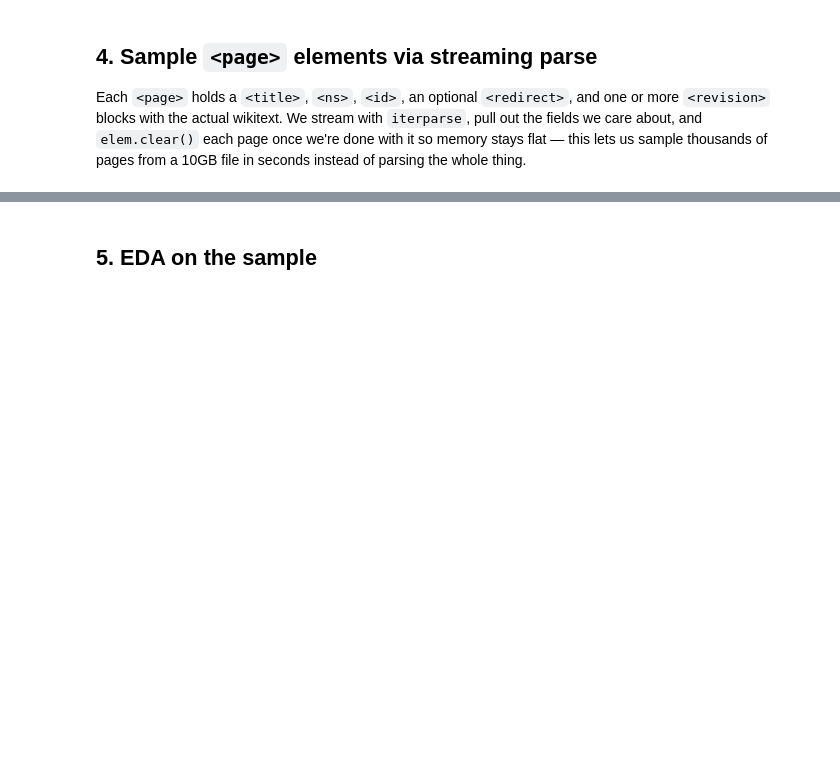
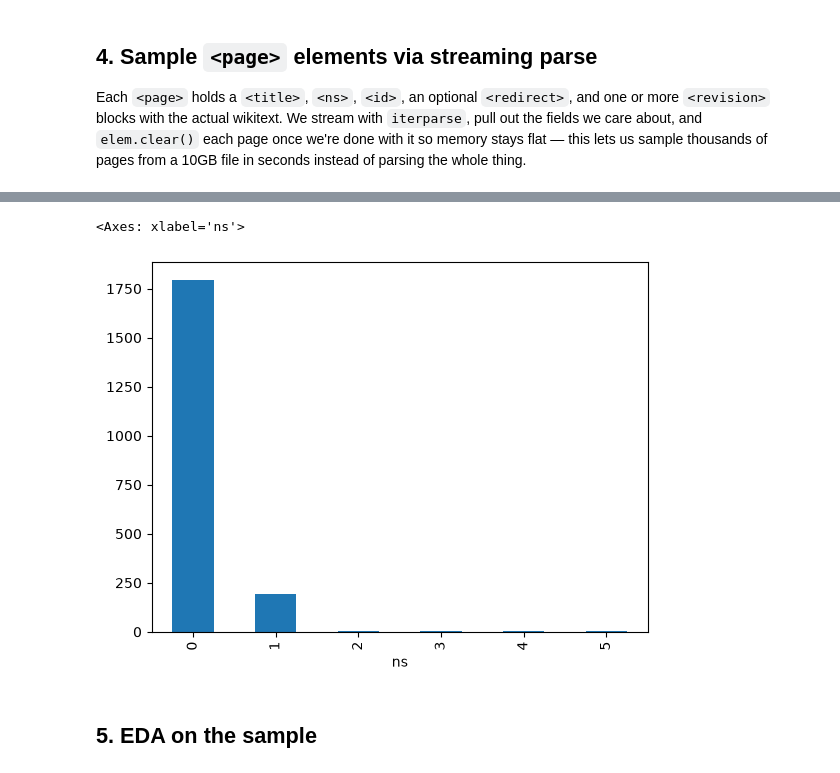
Before and after one commit to ryan-marizza/wikigraph, a Jupyter notebook: eda/wikidata_eda.ipynb, the cells around one changed output, grey strips where cells are left out. Cells and saved outputs as stored; diff of their text form; code cells hidden in the pictures; blank space fills up the shorter version.

```diff
--- a/eda/wikidata_eda.ipynb
+++ b/eda/wikidata_eda.ipynb
@@ -210,6 +210,11 @@ Wall time: 224 ms
 | 2 | AfghanistanGeography | 0 | 14 | True | Geography of Afghanistan | 783865160 | 2017-06-05 04:18:23+00:00 | Tom.Reding | ... |
 | 3 | AfghanistanPeople | 0 | 15 | True | Demographics of Afghanistan | 783865293 | 2017-06-05 04:19:42+00:00 | Tom.Reding | ... |
 | 4 | AfghanistanCommunications | 0 | 18 | True | Communications in Afghanistan | 783865299 | 2017-06-05 04:19:45+00:00 | Tom.Reding | ... |
+# %%
+pages_df["ns"].value_counts().sort_index().plot.bar()
+# %% [output]
+<Axes: xlabel='ns'>
+[figure, added]
 # %% [markdown]
 ## 5. EDA on the sample
 # %%
```
Also changed, not shown: parts of 1 cell of this notebook, 9 other files.
